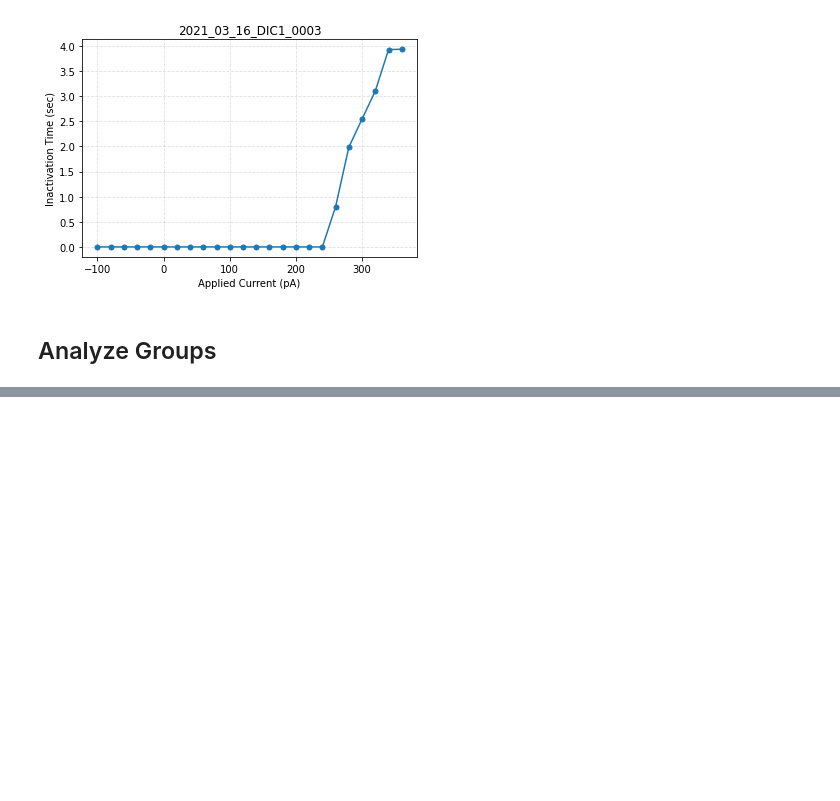
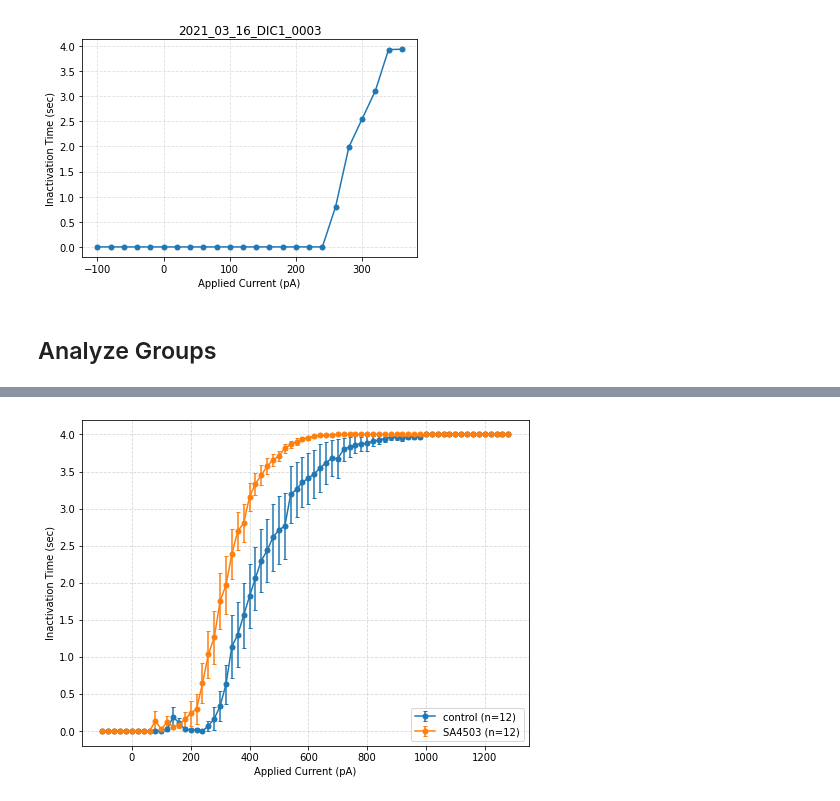
Before and after one commit to shengwanhui/Lab-Analysis-2019-2021-, a Jupyter notebook: notebooks/spike-inactivation.ipynb, the cells around one changed output, grey strips where cells are left out. Drawn from its saved outputs; the diff is of its cells as text; code cells hidden in the pictures; blank space fills up the shorter version.

```diff
--- a/notebooks/spike-inactivation.ipynb
+++ b/notebooks/spike-inactivation.ipynb
@@ -346,0 +324,22 @@ plt.show()
+# %%
+def getMeanAndStdErr(values):
+    mean = np.mean(values, 0)
+    stDev = np.std(values, 0)
+    stdErr = stDev / np.sqrt(len(values))
+    return mean, stdErr
+
+controlMean, controlErr = getMeanAndStdErr(controlCurves)
+drugMean, drugErr = getMeanAndStdErr(drugCurves)
+
+plt.figure(figsize=(8, 6))
+
+plt.errorbar(currents, controlMean, controlErr, marker='.', ms=10, capsize=2, label=f"control (n={len(controlCurves)})")
+plt.errorbar(currents, drugMean, drugErr, marker='.', ms=10, capsize=2, label=f"SA4503 (n={len(drugCurves)})")
+
+plt.grid(alpha=.5, ls='--')
+plt.ylabel("Inactivation Time (sec)")
+plt.xlabel("Applied Current (pA)")
+plt.legend(loc=4)
+plt.show()
+# %% [output]
+[figure, added]
```
Also changed, not shown: parts of 5 cells of this notebook.
